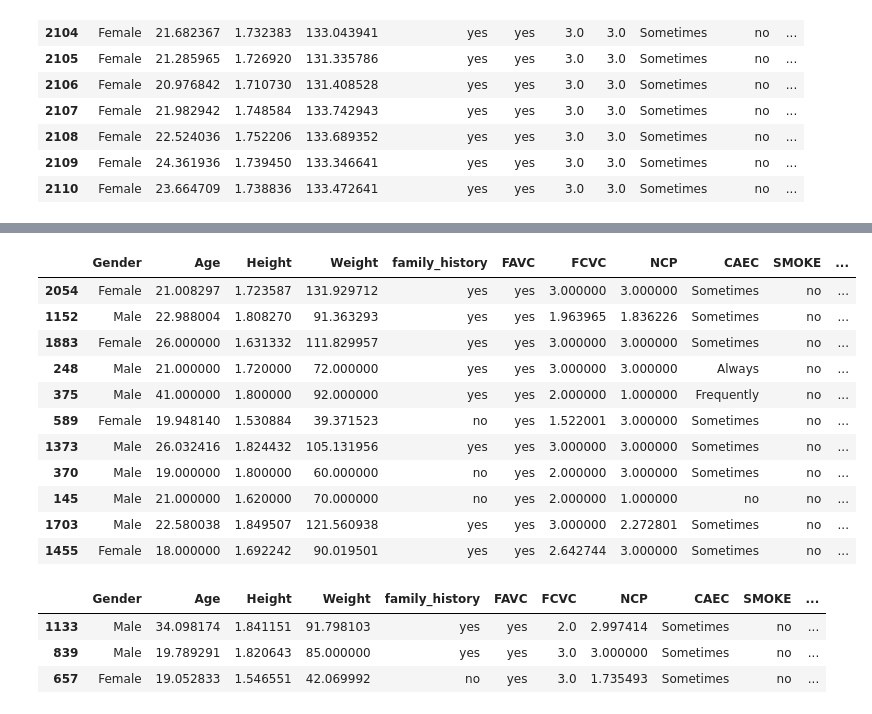
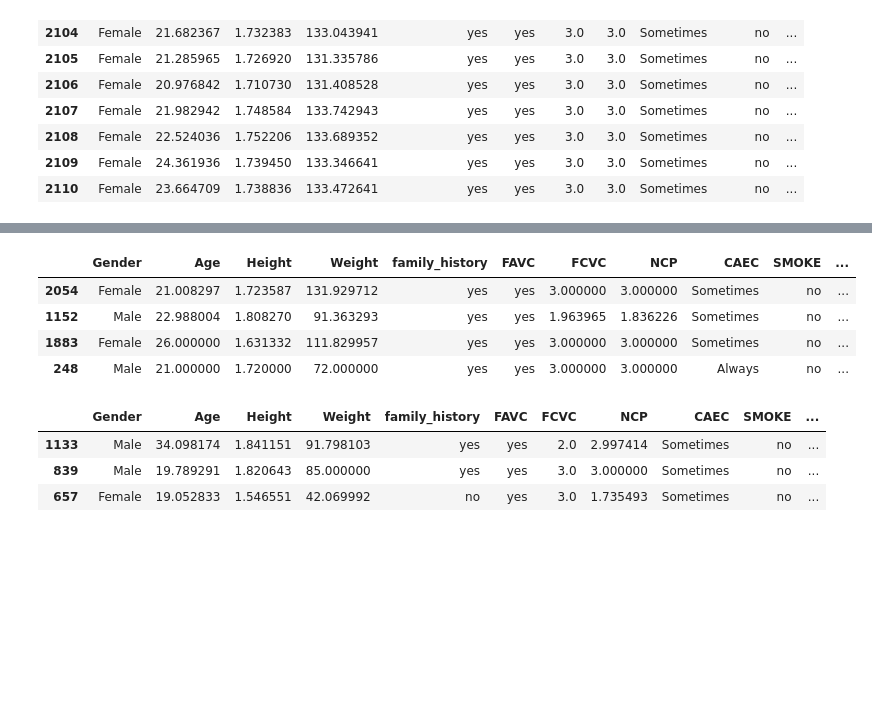
Before and after one commit to satyanshpandey/pandas-learning-, a Jupyter notebook: working_with_obesity_dataset.ipynb, the cells around one changed output, grey strips where cells are left out. Cells and saved outputs as stored; diff of their text form; code cells hidden in the pictures; blank space fills up the shorter version.

```diff
--- a/working_with_obesity_dataset.ipynb
+++ b/working_with_obesity_dataset.ipynb
@@ -79,18 +74,11 @@ obesityDataSet.sample(11, random_state=11)
 # %%
-obesityDataSet.sample(11 , random_state=10)
+obesityDataSet.sample(4 , random_state=10)
 # %% [output]
 |  | Gender | Age | Height | Weight | family_history | FAVC | FCVC | NCP | CAEC | SMOKE | ... |
 | 2054 | Female | 21.008297 | 1.723587 | 131.929712 | yes | yes | 3.000000 | 3.000000 | Sometimes | no | ... |
 | 1152 | Male | 22.988004 | 1.808270 | 91.363293 | yes | yes | 1.963965 | 1.836226 | Sometimes | no | ... |
 | 1883 | Female | 26.000000 | 1.631332 | 111.829957 | yes | yes | 3.000000 | 3.000000 | Sometimes | no | ... |
 | 248 | Male | 21.000000 | 1.720000 | 72.000000 | yes | yes | 3.000000 | 3.000000 | Always | no | ... |
-| 375 | Male | 41.000000 | 1.800000 | 92.000000 | yes | yes | 2.000000 | 1.000000 | Frequently | no | ... |
-| 589 | Female | 19.948140 | 1.530884 | 39.371523 | no | yes | 1.522001 | 3.000000 | Sometimes | no | ... |
-| 1373 | Male | 26.032416 | 1.824432 | 105.131956 | yes | yes | 3.000000 | 3.000000 | Sometimes | no | ... |
-| 370 | Male | 19.000000 | 1.800000 | 60.000000 | no | yes | 2.000000 | 3.000000 | Sometimes | no | ... |
-| 145 | Male | 21.000000 | 1.620000 | 70.000000 | no | yes | 2.000000 | 1.000000 | no | no | ... |
-| 1703 | Male | 22.580038 | 1.849507 | 121.560938 | yes | yes | 3.000000 | 2.272801 | Sometimes | no | ... |
-| 1455 | Female | 18.000000 | 1.692242 | 90.019501 | yes | yes | 2.642744 | 3.000000 | Sometimes | no | ... |
 # %%
 obesityDataSet.sample(3 , random_state=299)
 # %% [output]
```
Also changed, not shown: parts of 18 cells of this notebook, 2 other files.
